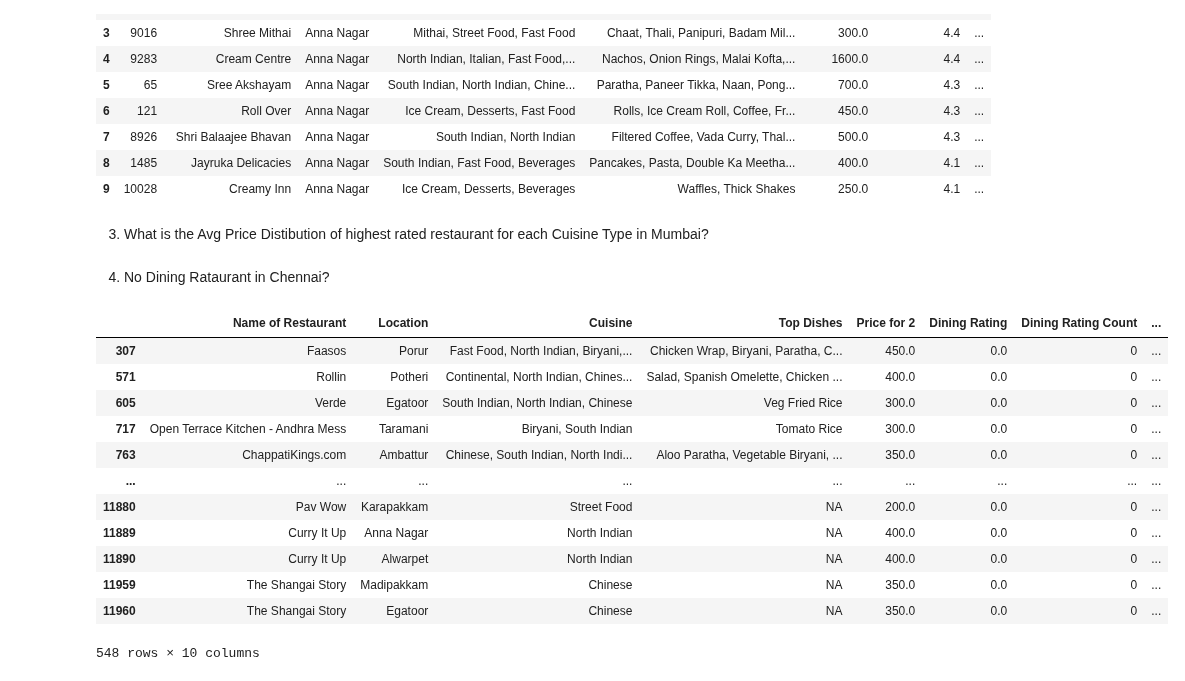
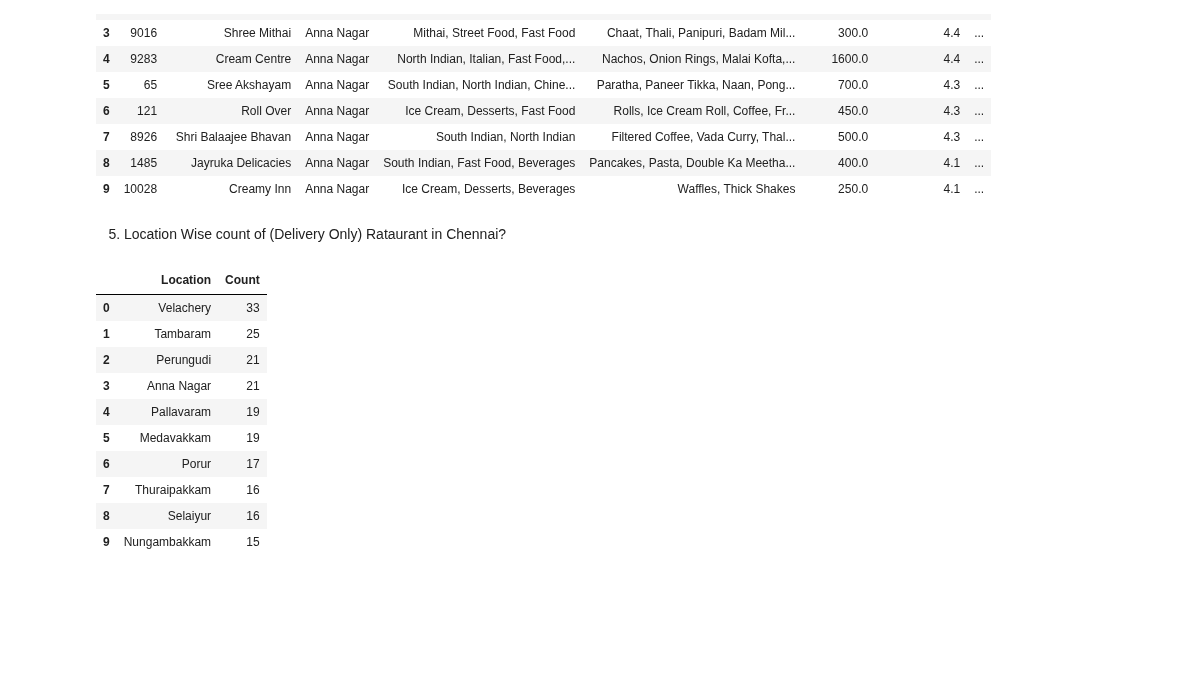
Before and after one commit to ThanigaivelGanapathi/Zomato-Chennai-Dataset-Analysis, a Jupyter notebook: Chennai Dataset Analysis.ipynb, the cells around one changed output. Drawn from its saved outputs; the diff is of its cells as text; code cells hidden in the pictures; blank space fills up the shorter version.

```diff
--- a/Chennai Dataset Analysis.ipynb
+++ b/Chennai Dataset Analysis.ipynb
@@ -555,5 +603,3 @@ veg_rest.head(10)
 | 7 | 8926 | Shri Balaajee Bhavan | Anna Nagar | South Indian, North Indian | Filtered Coffee, Vada Curry, Thal... | 500.0 | 4.3 | ... |
 | 8 | 1485 | Jayruka Delicacies | Anna Nagar | South Indian, Fast Food, Beverages | Pancakes, Pasta, Double Ka Meetha... | 400.0 | 4.1 | ... |
 | 9 | 10028 | Creamy Inn | Anna Nagar | Ice Cream, Desserts, Beverages | Waffles, Thick Shakes | 250.0 | 4.1 | ... |
-# %% [markdown]
- 3) What is the Avg Price Distibution of highest rated restaurant for each Cuisine Type in Mumbai?
@@ -562,19 +606,19 @@ avg_price = zomato_chennai["Dining Rating"]
 # %% [markdown]
-4) No Dining Rataurant in Chennai?
+5) Location Wise count of (Delivery Only) Rataurant in Chennai?
 # %%
 no_dining_rest = zomato_chennai[zomato_chennai["Features"].str.contains("Delivery Only")]
-no_dining_rest
+no_dining_rest = no_dining_rest.groupby("Location")[['Name of Restaurant']].count().sort_values(by = "Name of Restaurant", ascending=False).reset_index()
+no_dining_rest.rename(columns={'Name of Restaurant':'Count'}, inplace=True)
+no_dining_rest.head(10)
 # %% [output]
-|  | Name of Restaurant | Location | Cuisine | Top Dishes | Price for 2 | Dining Rating | Dining Rating Count | ... |
-| 307 | Faasos | Porur | Fast Food, North Indian, Biryani,... | Chicken Wrap, Biryani, Paratha, C... | 450.0 | 0.0 | 0 | ... |
-| 571 | Rollin | Potheri | Continental, North Indian, Chines... | Salad, Spanish Omelette, Chicken ... | 400.0 | 0.0 | 0 | ... |
-| 605 | Verde | Egatoor | South Indian, North Indian, Chinese | Veg Fried Rice | 300.0 | 0.0 | 0 | ... |
-| 717 | Open Terrace Kitchen - Andhra Mess | Taramani | Biryani, South Indian | Tomato Rice | 300.0 | 0.0 | 0 | ... |
-| 763 | ChappatiKings.com | Ambattur | Chinese, South Indian, North Indi... | Aloo Paratha, Vegetable Biryani, ... | 350.0 | 0.0 | 0 | ... |
-| ... | ... | ... | ... | ... | ... | ... | ... | ... |
-| 11880 | Pav Wow | Karapakkam | Street Food | NA | 200.0 | 0.0 | 0 | ... |
-| 11889 | Curry It Up | Anna Nagar | North Indian | NA | 400.0 | 0.0 | 0 | ... |
-| 11890 | Curry It Up | Alwarpet | North Indian | NA | 400.0 | 0.0 | 0 | ... |
-| 11959 | The Shangai Story | Madipakkam | Chinese | NA | 350.0 | 0.0 | 0 | ... |
-| 11960 | The Shangai Story | Egatoor | Chinese | NA | 350.0 | 0.0 | 0 | ... |
+|  | Location | Count |
+| 0 | Velachery | 33 |
+| 1 | Tambaram | 25 |
+| 2 | Perungudi | 21 |
+| 3 | Anna Nagar | 21 |
+| 4 | Pallavaram | 19 |
+| 5 | Medavakkam | 19 |
+| 6 | Porur | 17 |
+| 7 | Thuraipakkam | 16 |
+| 8 | Selaiyur | 16 |
+| 9 | Nungambakkam | 15 |
-548 rows × 10 columns
```
Also changed, not shown: parts of 26 cells of this notebook.
